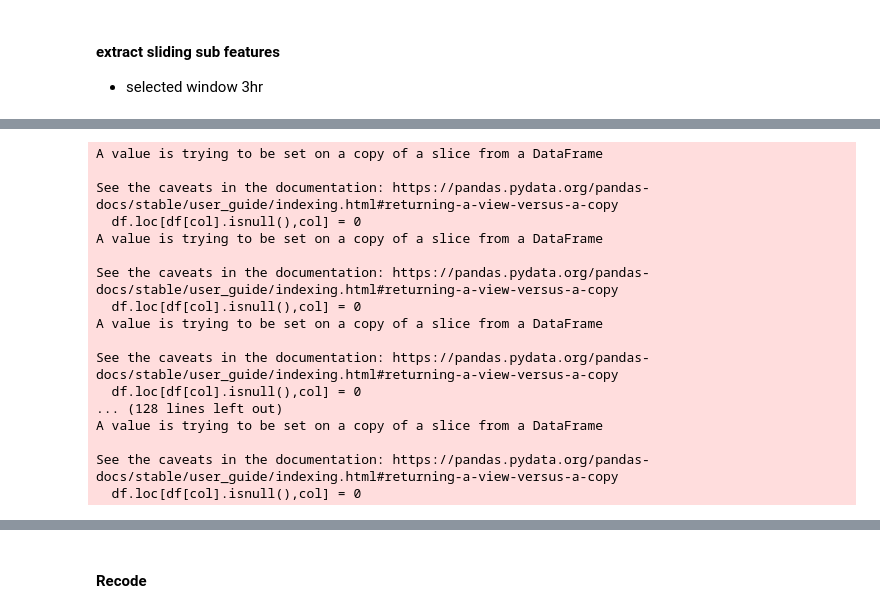
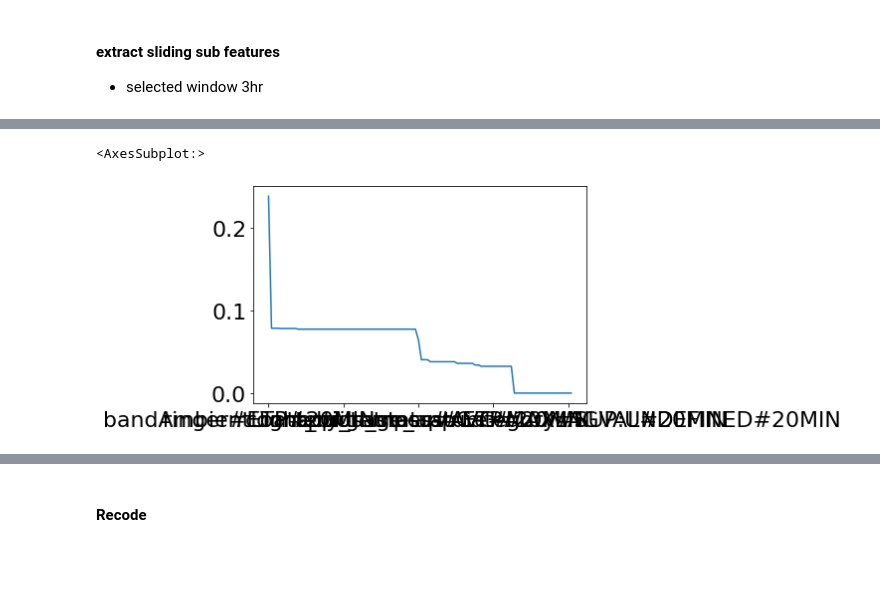
Before and after one commit to Jumabek/receptivity, a Jupyter notebook: analysis/Association Rule Mining.ipynb, the cells around one changed output, grey strips where cells are left out. Cells and saved outputs as stored; diff of their text form; code cells hidden in the pictures; blank space fills up the shorter version.

```diff
--- a/analysis/Association Rule Mining.ipynb
+++ b/analysis/Association Rule Mining.ipynb
@@ -835,3 +807,5 @@ sliding_features.shape
 # %%
-sliding_features
+sliding_features = impute_support_features(sliding_features)
+
+ds = sliding_features.isnull().sum().sort_values(ascending=False)/len(sliding_features)
 # %% [output]
@@ -852,22 +829,7 @@ sliding_features
-# %%
-sliding_features = impute_support_features(sliding_features)
-# %% [output]
-A value is trying to be set on a copy of a slice from a DataFrame
-
-See the caveats in the documentation: https://pandas.pydata.org/pandas-docs/stable/user_guide/indexing.html#returning-a-view-versus-a-copy
-  df.loc[df[col].isnull(),col] = 0
-A value is trying to be set on a copy of a slice from a DataFrame
-
-See the caveats in the documentation: https://pandas.pydata.org/pandas-docs/stable/user_guide/indexing.html#returning-a-view-versus-a-copy
-  df.loc[df[col].isnull(),col] = 0
-A value is trying to be set on a copy of a slice from a DataFrame
-
-See the caveats in the documentation: https://pandas.pydata.org/pandas-docs/stable/user_guide/indexing.html#returning-a-view-versus-a-copy
-  df.loc[df[col].isnull(),col] = 0
-... (128 lines left out)
-A value is trying to be set on a copy of a slice from a DataFrame
-
-See the caveats in the documentation: https://pandas.pydata.org/pandas-docs/stable/user_guide/indexing.html#returning-a-view-versus-a-copy
-  df.loc[df[col].isnull(),col] = 0
+# %%
+ds.plot()
+# %% [output]
+<AxesSubplot:>
+[figure, added]
 # %%
 # %% [output]
```
Also changed, not shown: parts of 33 cells of this notebook, 14 other files.
